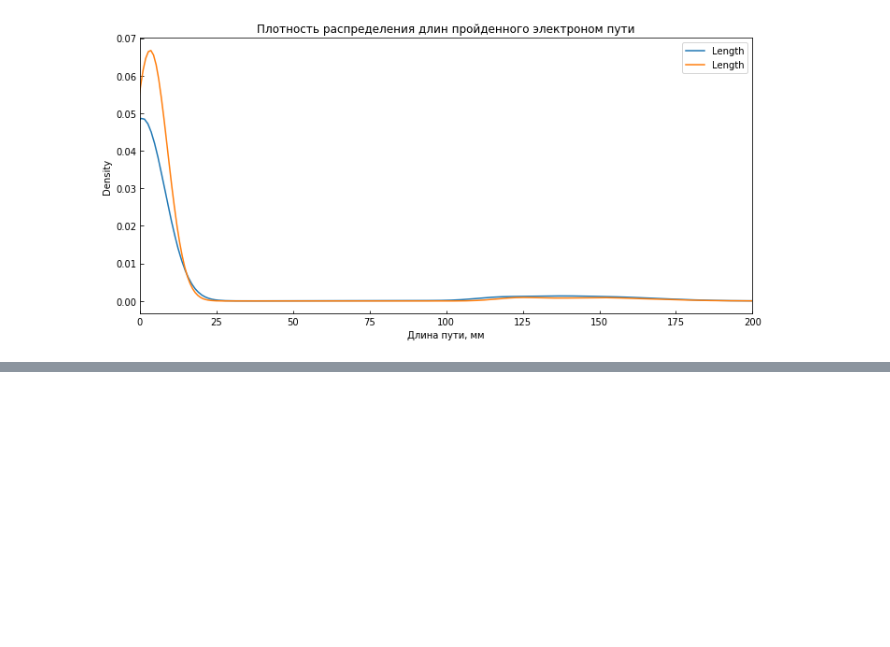
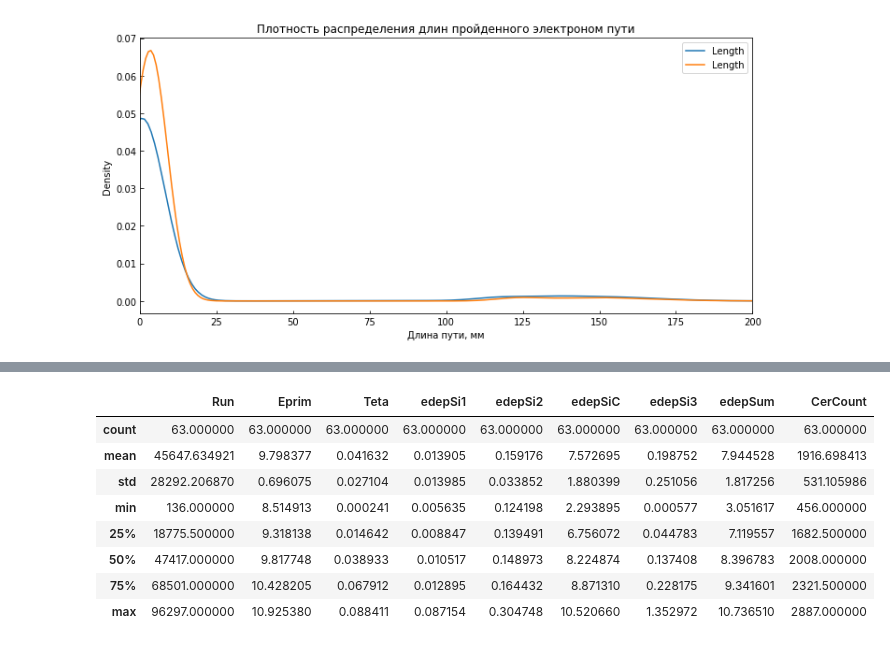
Before and after one commit to SanTelva/Cherencov, a Jupyter notebook: Untitled.ipynb, the cells around one changed output, grey strips where cells are left out. Cells and saved outputs as stored; diff of their text form; code cells hidden in the pictures; blank space fills up the shorter version.

```diff
--- a/Untitled.ipynb
+++ b/Untitled.ipynb
@@ -112,0 +169,12 @@ plt.savefig("distance.png")
+# %%
+df4[df4['edepSi3'] > 0].describe()
+# %% [output]
+|  | Run | Eprim | Teta | edepSi1 | edepSi2 | edepSiC | edepSi3 | edepSum | CerCount |
+| count | 63.000000 | 63.000000 | 63.000000 | 63.000000 | 63.000000 | 63.000000 | 63.000000 | 63.000000 | 63.000000 |
+| mean | 45647.634921 | 9.798377 | 0.041632 | 0.013905 | 0.159176 | 7.572695 | 0.198752 | 7.944528 | 1916.698413 |
+| std | 28292.206870 | 0.696075 | 0.027104 | 0.013985 | 0.033852 | 1.880399 | 0.251056 | 1.817256 | 531.105986 |
+| min | 136.000000 | 8.514913 | 0.000241 | 0.005635 | 0.124198 | 2.293895 | 0.000577 | 3.051617 | 456.000000 |
+| 25% | 18775.500000 | 9.318138 | 0.014642 | 0.008847 | 0.139491 | 6.756072 | 0.044783 | 7.119557 | 1682.500000 |
+| 50% | 47417.000000 | 9.817748 | 0.038933 | 0.010517 | 0.148973 | 8.224874 | 0.137408 | 8.396783 | 2008.000000 |
+| 75% | 68501.000000 | 10.428205 | 0.067912 | 0.012895 | 0.164432 | 8.871310 | 0.228175 | 9.341601 | 2321.500000 |
+| max | 96297.000000 | 10.925380 | 0.088411 | 0.087154 | 0.304748 | 10.520660 | 1.352972 | 10.736510 | 2887.000000 |
```
Also changed, not shown: parts of 5 cells of this notebook, 12 other files.
